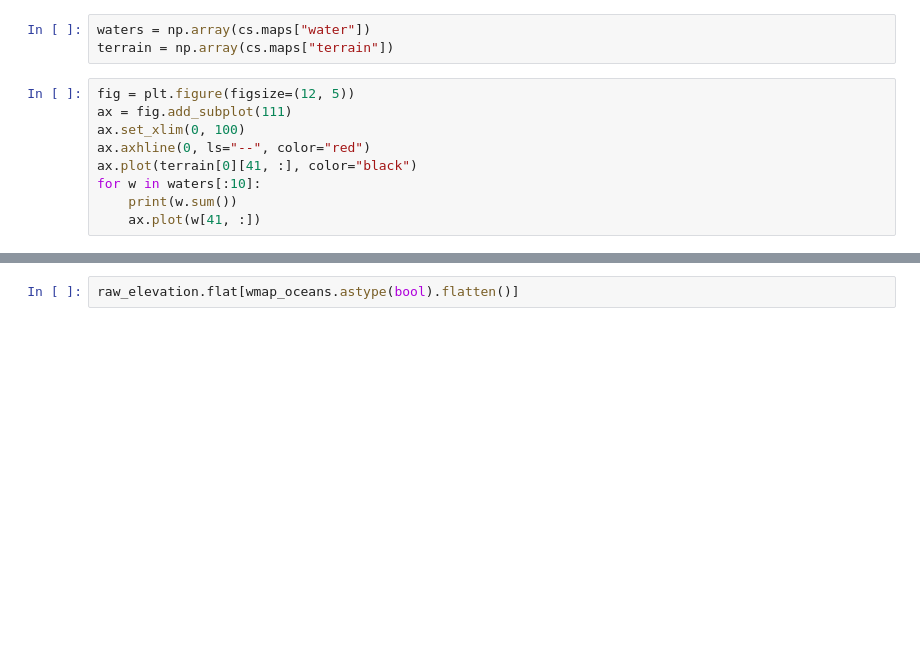
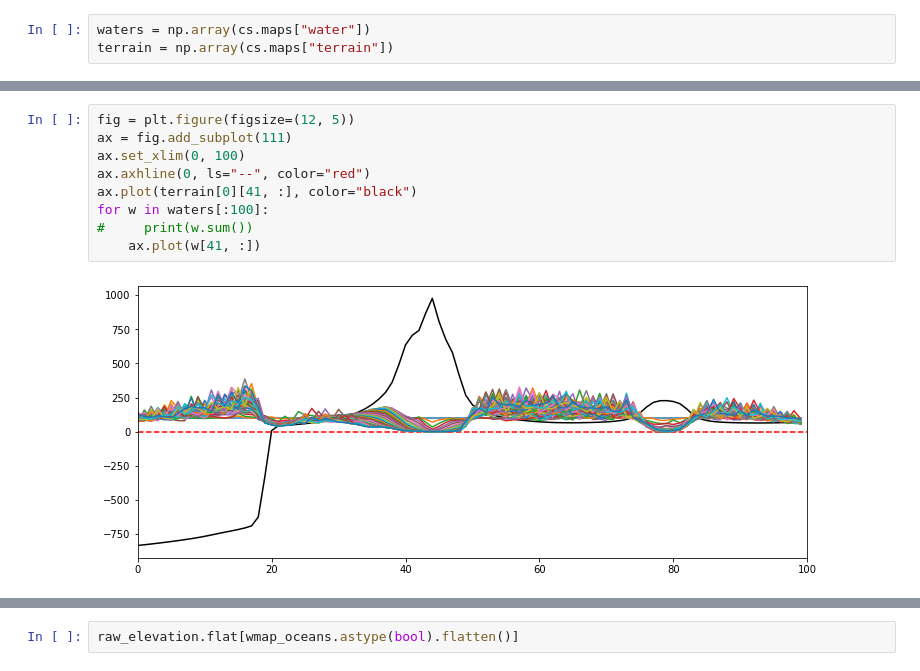
Before and after one commit to vargatn/popdyn_alpha, a Jupyter notebook: notebooks/v2/NewCellWalker_04.ipynb, the cells around one changed output, grey strips where cells are left out. Drawn from its saved outputs; the diff is of its cells as text; blank space fills up the shorter version.

```diff
--- a/notebooks/v2/NewCellWalker_04.ipynb
+++ b/notebooks/v2/NewCellWalker_04.ipynb
@@ -352,12 +364,3 @@ cs.flow(1000, savestep=10)
 # %%
 waters = np.array(cs.maps["water"])
 terrain = np.array(cs.maps["terrain"])
-# %%
-fig = plt.figure(figsize=(12, 5))
-ax = fig.add_subplot(111)
-ax.set_xlim(0, 100)
-ax.axhline(0, ls="--", color="red")
-ax.plot(terrain[0][41, :], color="black")
-for w in waters[:10]:
-    print(w.sum())
-    ax.plot(w[41, :])
@@ -404,0 +372,11 @@ for i in np.arange(20):
+# %%
+fig = plt.figure(figsize=(12, 5))
+ax = fig.add_subplot(111)
+ax.set_xlim(0, 100)
+ax.axhline(0, ls="--", color="red")
+ax.plot(terrain[0][41, :], color="black")
+for w in waters[:100]:
+#     print(w.sum())
+    ax.plot(w[41, :])
+# %% [output]
+[figure, added]
```
Also changed, not shown: parts of 12 cells of this notebook.
